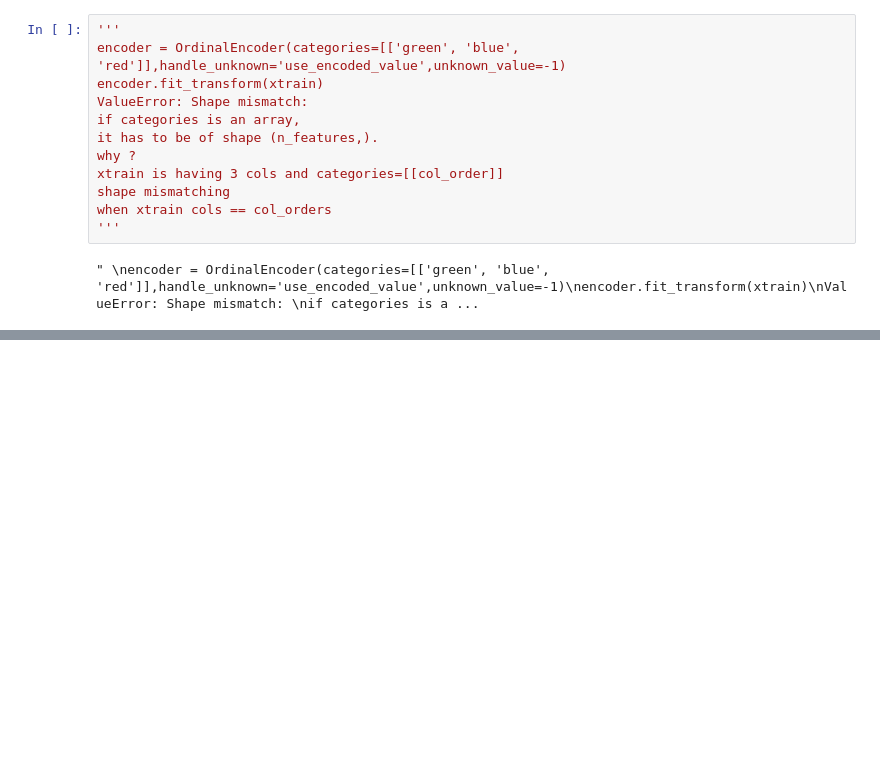
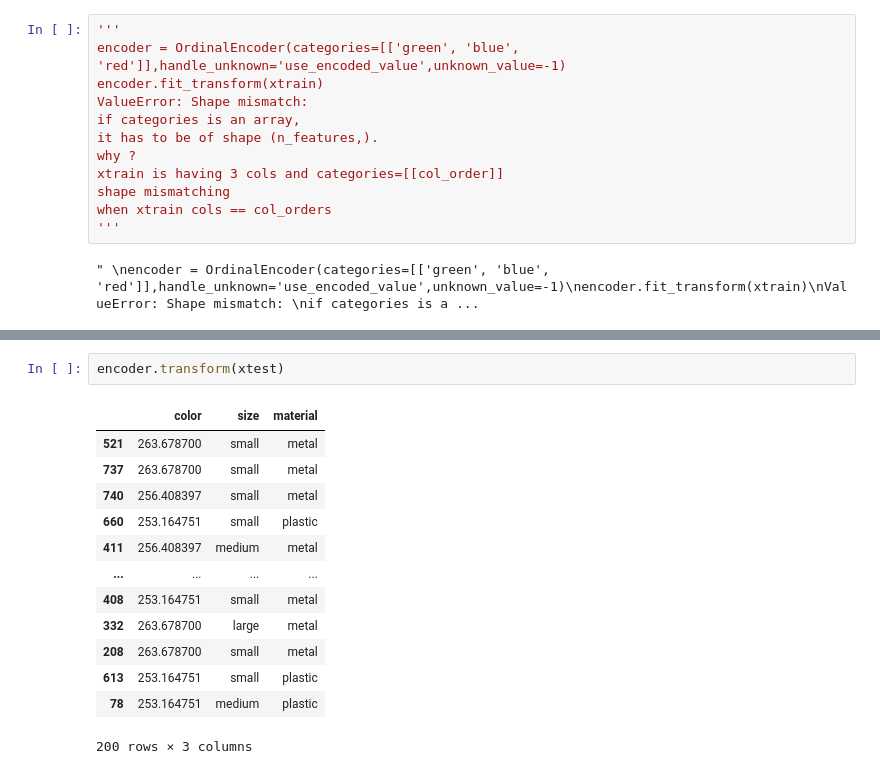
Before and after one commit to santhoshkumaroff/VTU, a Jupyter notebook: Encodings/encodings.ipynb, the cells around one changed output, grey strips where cells are left out. Drawn from its saved outputs; the diff is of its cells as text; blank space fills up the shorter version.

```diff
--- a/Encodings/encodings.ipynb
+++ b/Encodings/encodings.ipynb
@@ -318,0 +371,16 @@ encoder = OrdinalEncoder(categories=[['green', 'blue', 'red']],handle_unknown='u
+# %%
+encoder.transform(xtest)
+# %% [output]
+|  | color | size | material |
+| 521 | 263.678700 | small | metal |
+| 737 | 263.678700 | small | metal |
+| 740 | 256.408397 | small | metal |
+| 660 | 253.164751 | small | plastic |
+| 411 | 256.408397 | medium | metal |
+| ... | ... | ... | ... |
+| 408 | 253.164751 | small | metal |
+| 332 | 263.678700 | large | metal |
+| 208 | 263.678700 | small | metal |
+| 613 | 253.164751 | small | plastic |
+| 78 | 253.164751 | medium | plastic |
+200 rows × 3 columns
```
Also changed, not shown: parts of 6 cells of this notebook, 2 other files.
